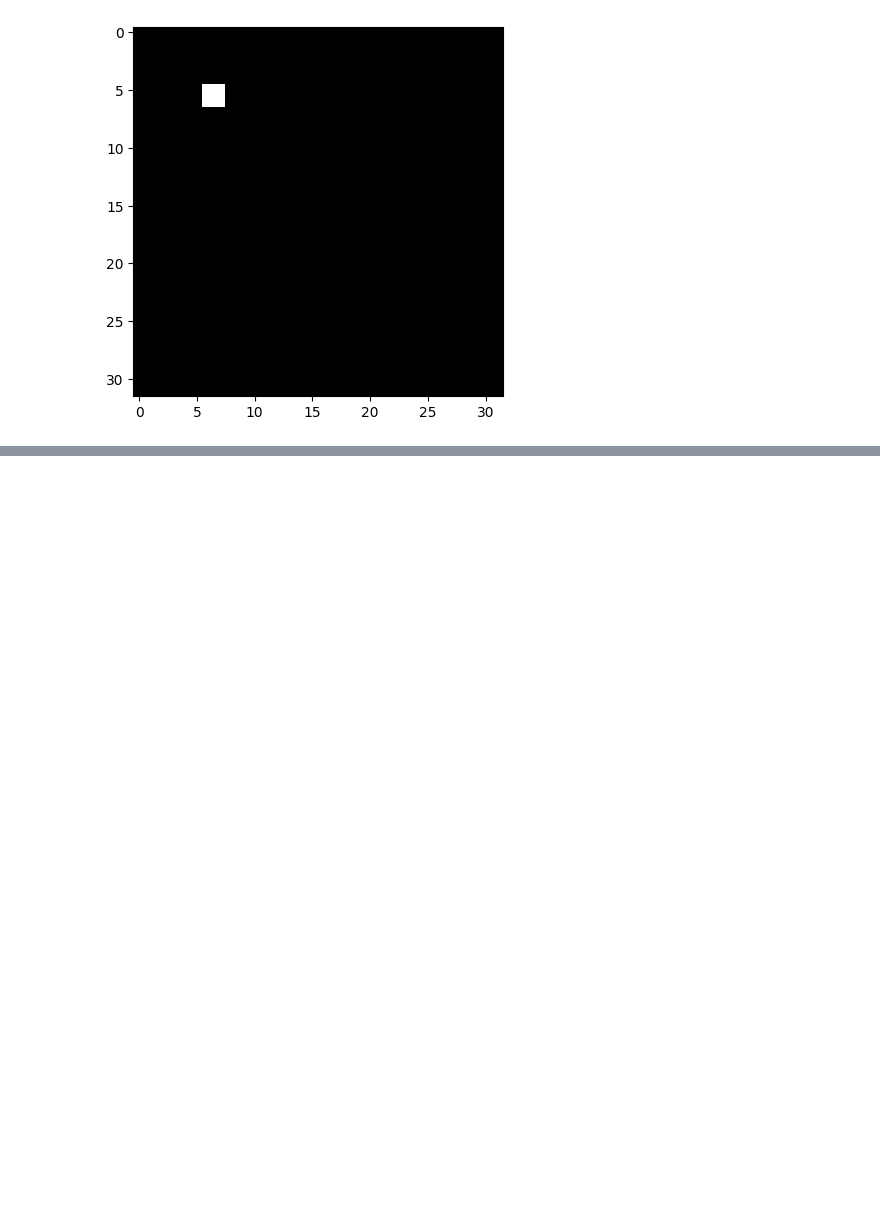
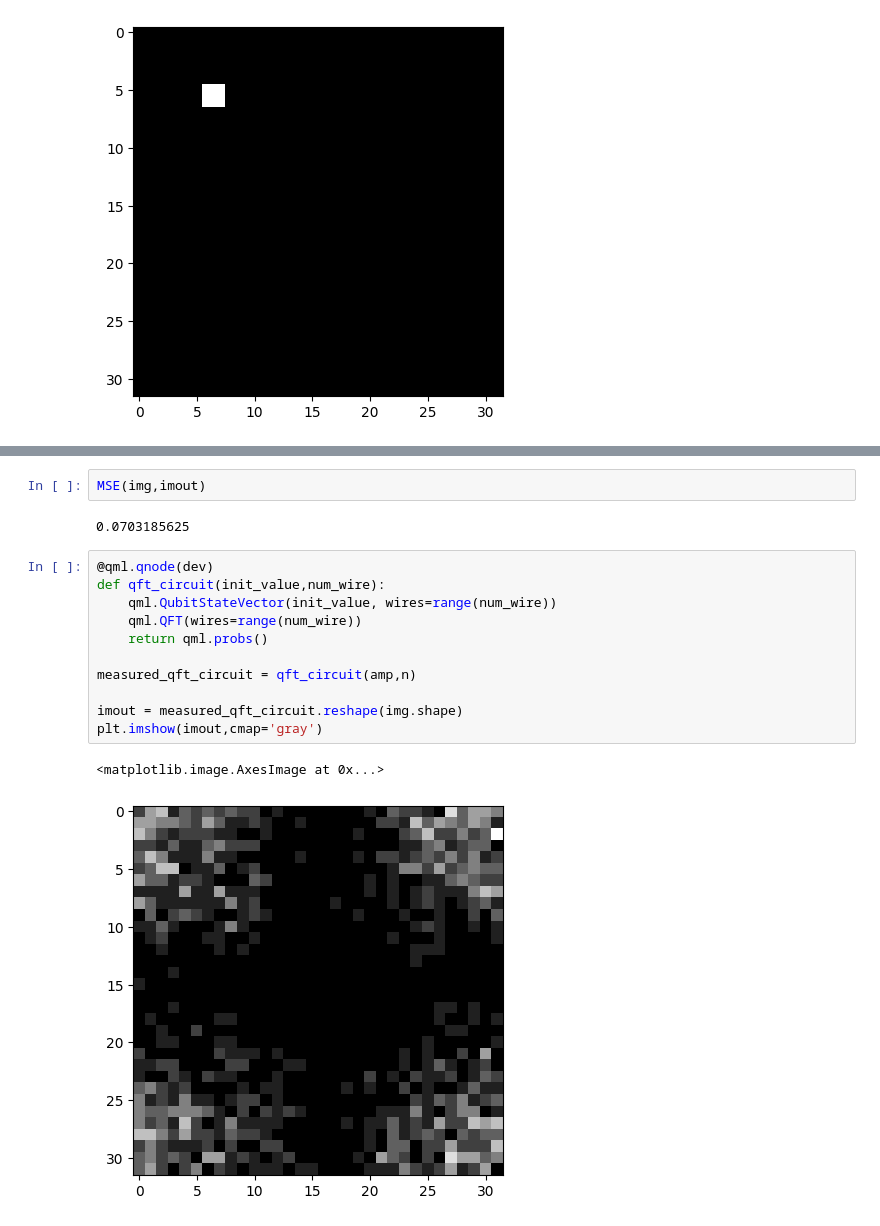
Before and after one commit to Kuift/QuantumAstronomy, a Jupyter notebook: QPIE_Pennylane.ipynb, the cells around one changed output, grey strips where cells are left out. Cells and saved outputs as stored; diff of their text form; blank space fills up the shorter version.

```diff
--- a/QPIE_Pennylane.ipynb
+++ b/QPIE_Pennylane.ipynb
@@ -73,0 +57,18 @@ AttributeError: 'numpy.ndarray' object has no attribute 'get'
+# %%
+MSE(img,imout)
+# %% [output]
+0.0703185625
+# %%
+@qml.qnode(dev)
+def qft_circuit(init_value,num_wire):
+    qml.QubitStateVector(init_value, wires=range(num_wire))
+    qml.QFT(wires=range(num_wire))
+    return qml.probs()
+
+measured_qft_circuit = qft_circuit(amp,n)
+
+imout = measured_qft_circuit.reshape(img.shape)
+plt.imshow(imout,cmap='gray')
+# %% [output]
+<matplotlib.image.AxesImage at 0x...>
+[figure, added]
```
Also changed, not shown: parts of 7 cells of this notebook.
